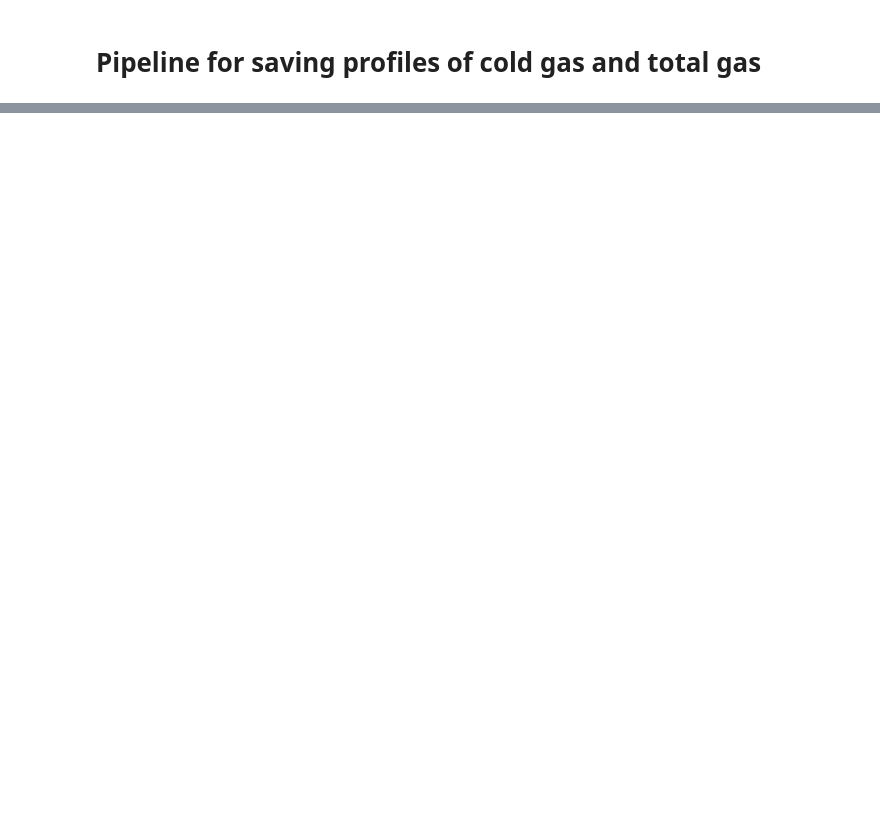
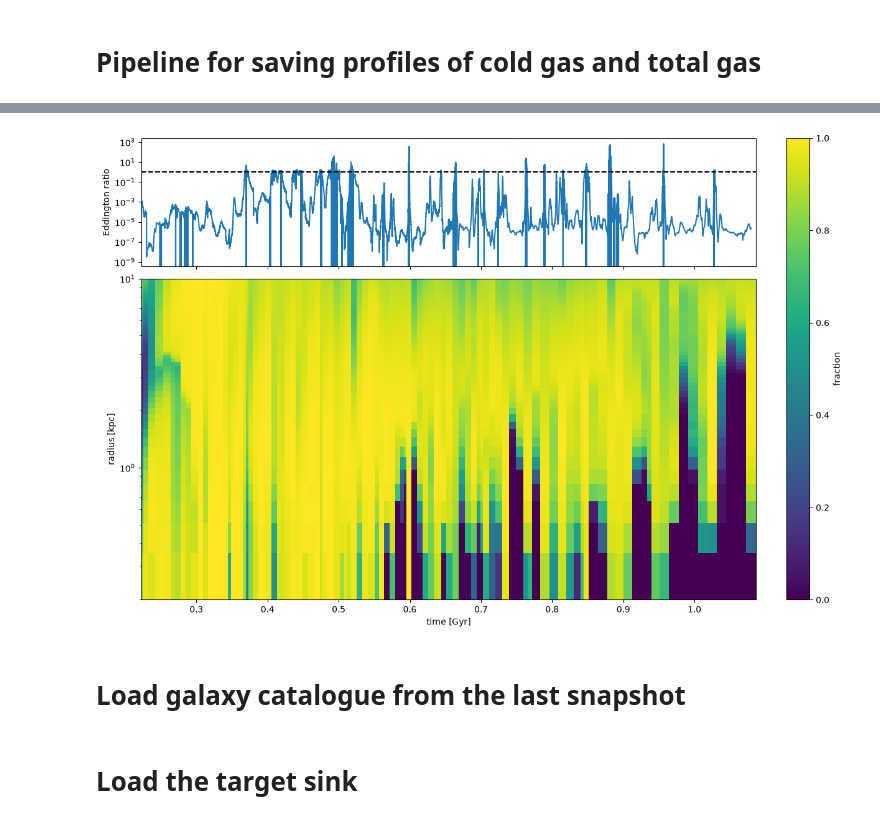
Before and after one commit to OrcaSKang/super-eddington, a Jupyter notebook: cold_gas.ipynb, the cells around one changed output, grey strips where cells are left out. Saved outputs shown, nothing was run; the diff lists cells and outputs as text; code cells hidden in the pictures; blank space fills up the shorter version.

```diff
--- a/cold_gas.ipynb
+++ b/cold_gas.ipynb
@@ -13,3 +15,14 @@ target_sink=5
 # %%
 # Snapshot number
 output=100
+# %%
+ts = hf.SinkDataLoader(df, sinkid=target_sink)
+time = Table.read(df+'/ADAPTAclump_maps/output_step_redshift.txt', format='ascii')
+snap_t   = np.array([float(t) for t in time['time']])
+snap_out = np.array([int(o) for o in time['output']])
+
+t_form = ts.data["time"][0]
+z_form = ts.data["z"][0]
+
+i_first = np.searchsorted(snap_t, t_form)
+print("first snapshot:", snap_out[i_first])
@@ -187,0 +200,27 @@ tab = Table.read(f"profiles/table_{target_sink}_{output}.ecsv")
+# %%
+t = np.array(tab['time'])
+t_mid = 0.5 * (t[1:] + t[:-1])
+t_edge = np.r_[t[0] - (t_mid[0] - t[0]), t_mid, t[-1] + (t[-1] - t_mid[-1])]
+
+fig, axes = plt.subplots(2, 1, figsize=(12, 8), height_ratios=[1, 2.5], sharex=True, layout="constrained")
+
+ratio = ts.data['dotMaccr']/ts.data['dotMedd']
+
+axes[0].plot(ts_times[mask], ratio[mask])
+axes[0].set_yscale('log')
+axes[0].set_ylabel('Eddington ratio')
+axes[0].axhline(1.0, ls='--', color='k')
+
+pcm = axes[1].pcolormesh(t_edge, tab.meta['r_kpc'], tab['fraction'].T)
+fig.colorbar(pcm, ax=axes ,label='fraction')
+axes[1].set_ylim(0.2, 10)
+axes[1].set_ylabel('radius [kpc]')
+axes[1].set_xlabel('time [Gyr]')
+axes[1].set_yscale("log")
+
+
+# plt.savefig(f'fig/cold_fraction/pcm_{target_sink}_all')
+# %% [output]
+[figure, added]
+# %% [markdown]
+# Load galaxy catalogue from the last snapshot
@@ -187,0 +236,2 @@ tab = Table.read(f"profiles/table_{target_sink}_{output}.ecsv")
+# %% [markdown]
+# Load the target sink
```
Also changed, not shown: parts of 31 cells of this notebook, 3 other files.
